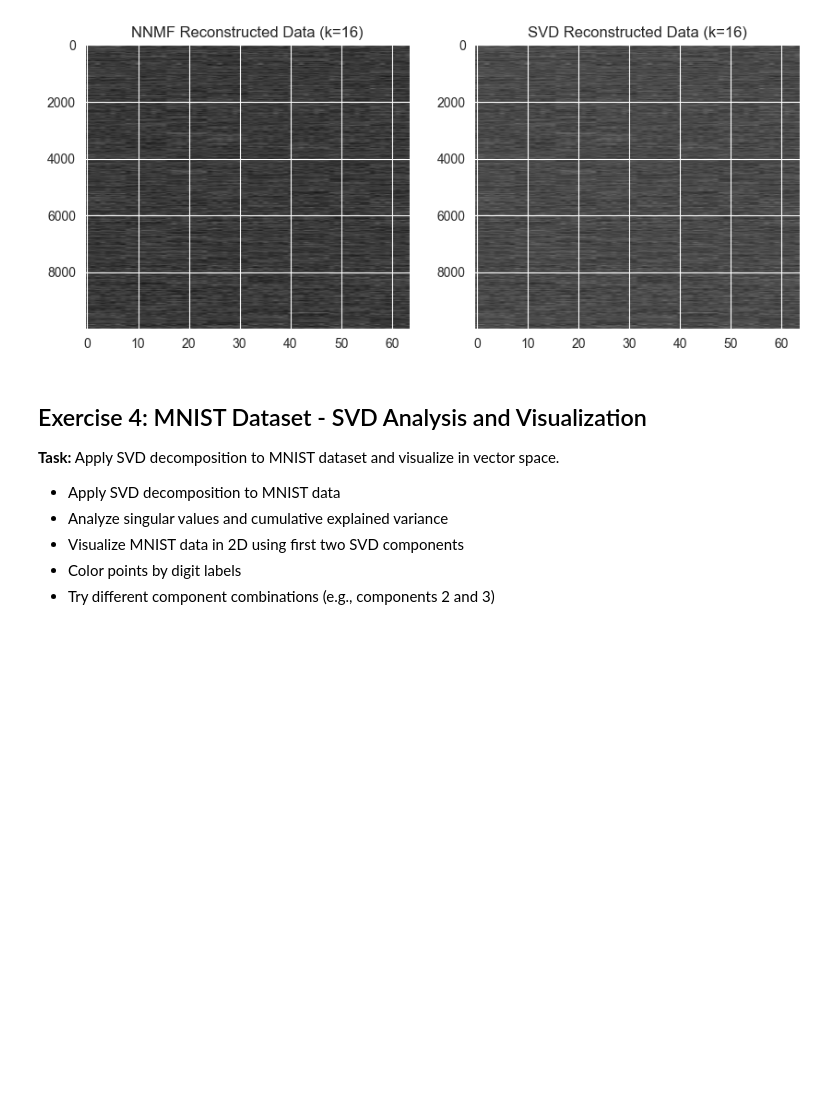
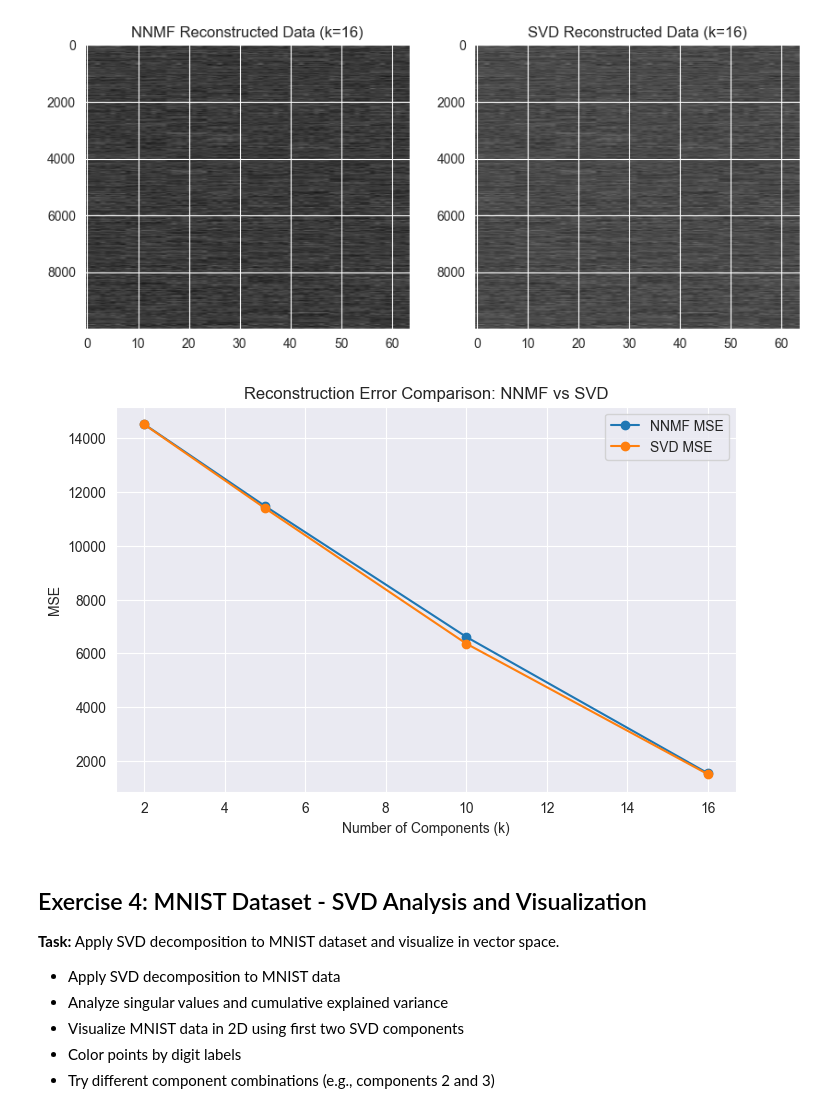
Before and after one commit to Kucharito/MachineLearning2, a Jupyter notebook: ml_05.ipynb, the cells around one changed output. Saved outputs shown, nothing was run; the diff lists cells and outputs as text; code cells hidden in the pictures; blank space fills up the shorter version.

```diff
--- a/ml_05.ipynb
+++ b/ml_05.ipynb
@@ -143,6 +138,18 @@ for k in components_list:
 [figure]
 [figure]
 [figure]
+# %%
+plt.figure(figsize=(8, 5))
+plt.plot(components_list, mse_nnmf_values, marker='o', label='NNMF MSE')
+plt.plot(components_list, svd_mse_values, marker='o', label='SVD MSE')
+plt.title('Reconstruction Error Comparison: NNMF vs SVD')
+plt.xlabel('Number of Components (k)')
+plt.ylabel('MSE')
+plt.grid(True)
+plt.legend()
+plt.show()
+# %% [output]
+[figure, added]
 # %% [markdown]
 ## Exercise 4: MNIST Dataset - SVD Analysis and Visualization
 
```
Also changed, not shown: parts of 4 cells of this notebook, 2 other files.
